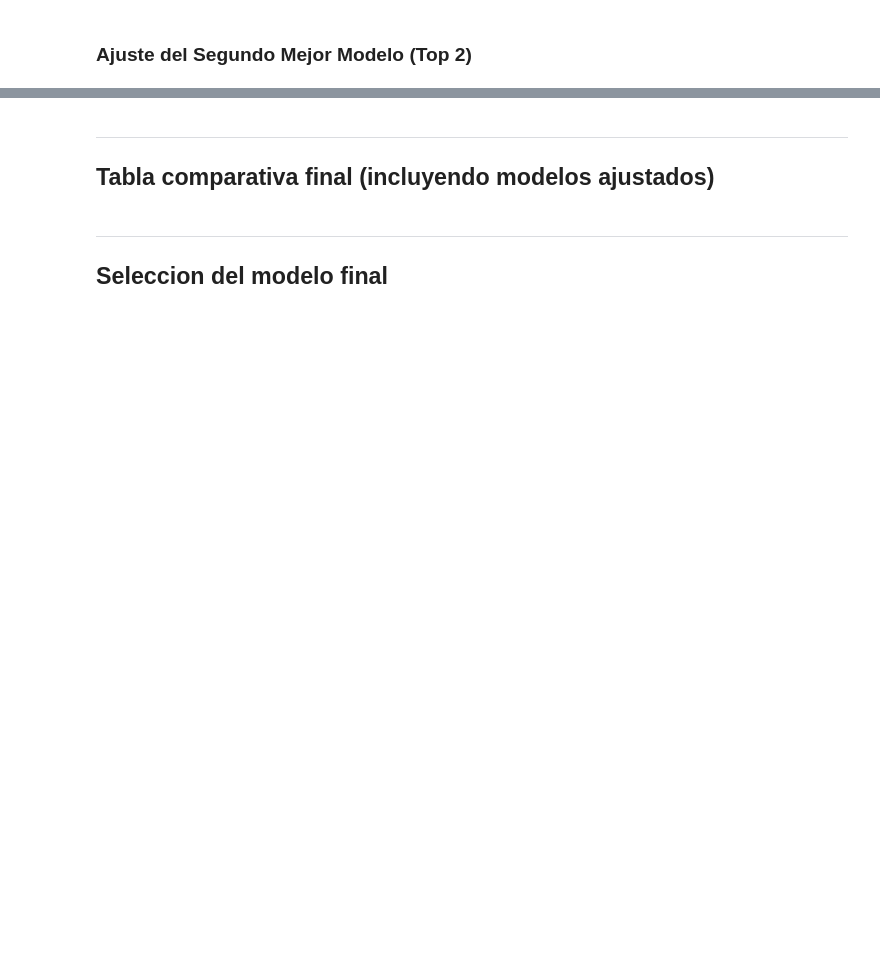
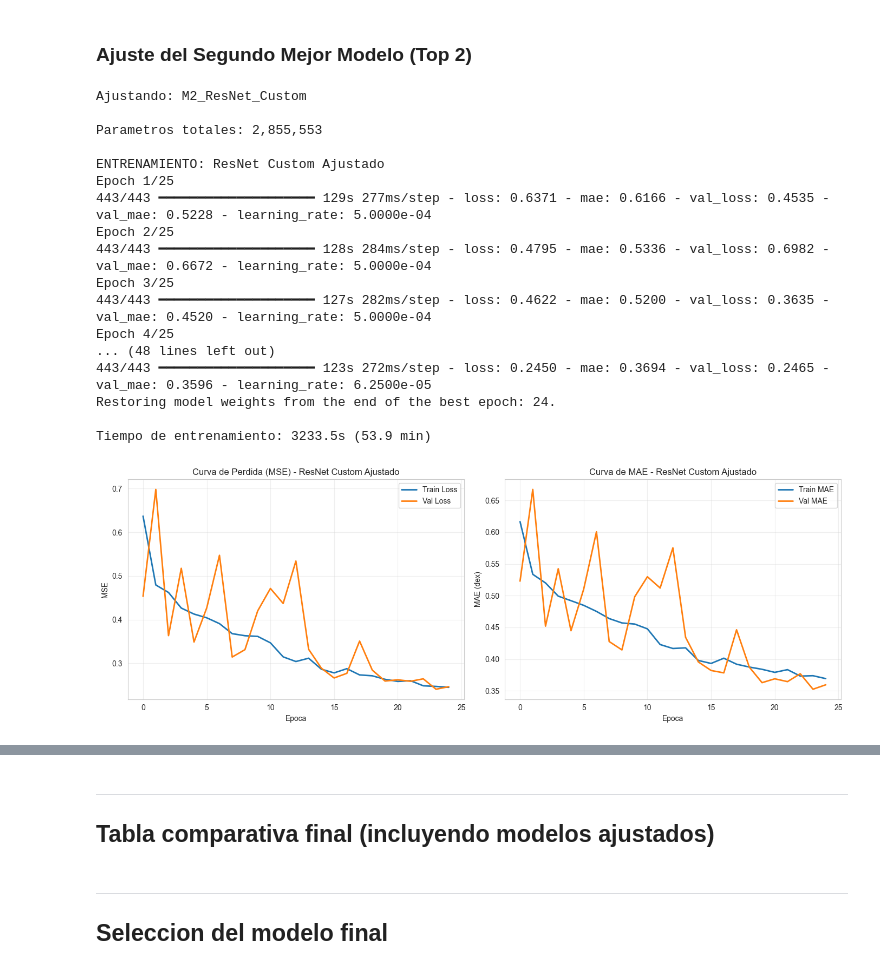
Before and after one commit to GusMorales14/Avance4.-61, a Jupyter notebook: Avance4.61.ipynb, the cells around one changed output, grey strips where cells are left out. Cells and saved outputs as stored; diff of their text form; code cells hidden in the pictures; blank space fills up the shorter version.

Commit message:
M2_ResNet_Custom

```diff
--- a/Avance4.61.ipynb
+++ b/Avance4.61.ipynb
@@ -2077,25 +2145,68 @@ NameError: name 'build_efficientnet_b0' is not defined
 # %% [markdown]
 ### Ajuste del Segundo Mejor Modelo (Top 2)
 # %%
-# AJUSTE DEL SEGUNDO MEJOR MODELO (TOP 2)
-# Adaptar segun el modelo que sea Top 2 en la tabla comparativa
+# AJUSTE DEL MEJOR MODELO BASADO SOLO EN IMAGEN
+# Modelo seleccionado: ResNet-like Custom
+# Ajustes: learning_rate menor, dropout mayor y capa densa mas grande
 
-print(f"Ajustando: {top2.iloc[1]['Modelo_clean']}")
+print("Ajustando: M2_ResNet_Custom")
 print()
 
-# Ejemplo de ajuste para ResNet Custom como Top 2:
-# Cambios: LR 5e-4, dropout 0.4, dense 256
-model_top2 = build_resnet_custom(dropout_rate=0.4, dense_units=256,
-                                  learning_rate=5e-4)
-print(f"Parametros totales: {model_top2.count_params():,}")
+model_resnet_ajustado = build_resnet_custom(
+    dropout_rate=0.4,
+    dense_units=256,
+    learning_rate=5e-4
+)
 
-h_top2, t_top2 = train_model(model_top2, train_ds, val_ds, epochs=40, patience=10)
-plot_training_curves(h_top2, "Top 2 Ajustado")
+print(f"Parametros totales: {model_resnet_ajustado.count_params():,}")
 
-print("\nEVALUACION EN TEST SET - Top 2 Ajustado\n")
-y_t2, y_p2 = get_predictions(model_top2, test_ds)
-m_top2 = evaluate_regression_complete(y_t2, y_p2, "LogMass")
-m_top2.update({'Params': model_top2.count_params(),
-               'Train_Time_s': t_top2,
-               'Epochs_Run': len(h_top2.history['loss'])})
-results_registry["M_Top2_Ajustado"] = m_top2
+print("\nENTRENAMIENTO: ResNet Custom Ajustado")
+h_resnet_ajustado, t_resnet_ajustado = train_model(
+    model_resnet_ajustado,
+    train_ds,
+    val_ds,
+    epochs=25,
+    patience=7
+)
+
+plot_training_curves(h_resnet_ajustado, "ResNet Custom Ajustado")
+
+print("\nEVALUACION EN TEST SET - ResNet Custom Ajustado\n")
+
+y_resnet_true, y_resnet_pred = get_predictions(
+    model_resnet_ajustado,
+    test_ds
+)
+
+m_resnet_ajustado = evaluate_regression_complete(
+    y_resnet_true,
+    y_resnet_pred,
+    "LogMass"
+)
+
+m_resnet_ajustado.update({
+    'Params': model_resnet_ajustado.count_params(),
+    'Train_Time_s': t_resnet_ajustado,
+    'Epochs_Run': len(h_resnet_ajustado.history['loss'])
+})
+
+results_registry["M2_ResNet_Custom_Ajustado"] = m_resnet_ajustado
+# %% [output]
+Ajustando: M2_ResNet_Custom
+
+Parametros totales: 2,855,553
+
+ENTRENAMIENTO: ResNet Custom Ajustado
+Epoch 1/25
+443/443 ━━━━━━━━━━━━━━━━━━━━ 129s 277ms/step - loss: 0.6371 - mae: 0.6166 - val_loss: 0.4535 - val_mae: 0.5228 - learning_rate: 5.0000e-04
+Epoch 2/25
+443/443 ━━━━━━━━━━━━━━━━━━━━ 128s 284ms/step - loss: 0.4795 - mae: 0.5336 - val_loss: 0.6982 - val_mae: 0.6672 - learning_rate: 5.0000e-04
+Epoch 3/25
+443/443 ━━━━━━━━━━━━━━━━━━━━ 127s 282ms/step - loss: 0.4622 - mae: 0.5200 - val_loss: 0.3635 - val_mae: 0.4520 - learning_rate: 5.0000e-04
+Epoch 4/25
+... (48 lines left out)
+443/443 ━━━━━━━━━━━━━━━━━━━━ 123s 272ms/step - loss: 0.2450 - mae: 0.3694 - val_loss: 0.2465 - val_mae: 0.3596 - learning_rate: 6.2500e-05
+Restoring model weights from the end of the best epoch: 24.
+
+Tiempo de entrenamiento: 3233.5s (53.9 min)
+[figure, added]
```
Also changed, not shown: parts of 4 cells of this notebook.
